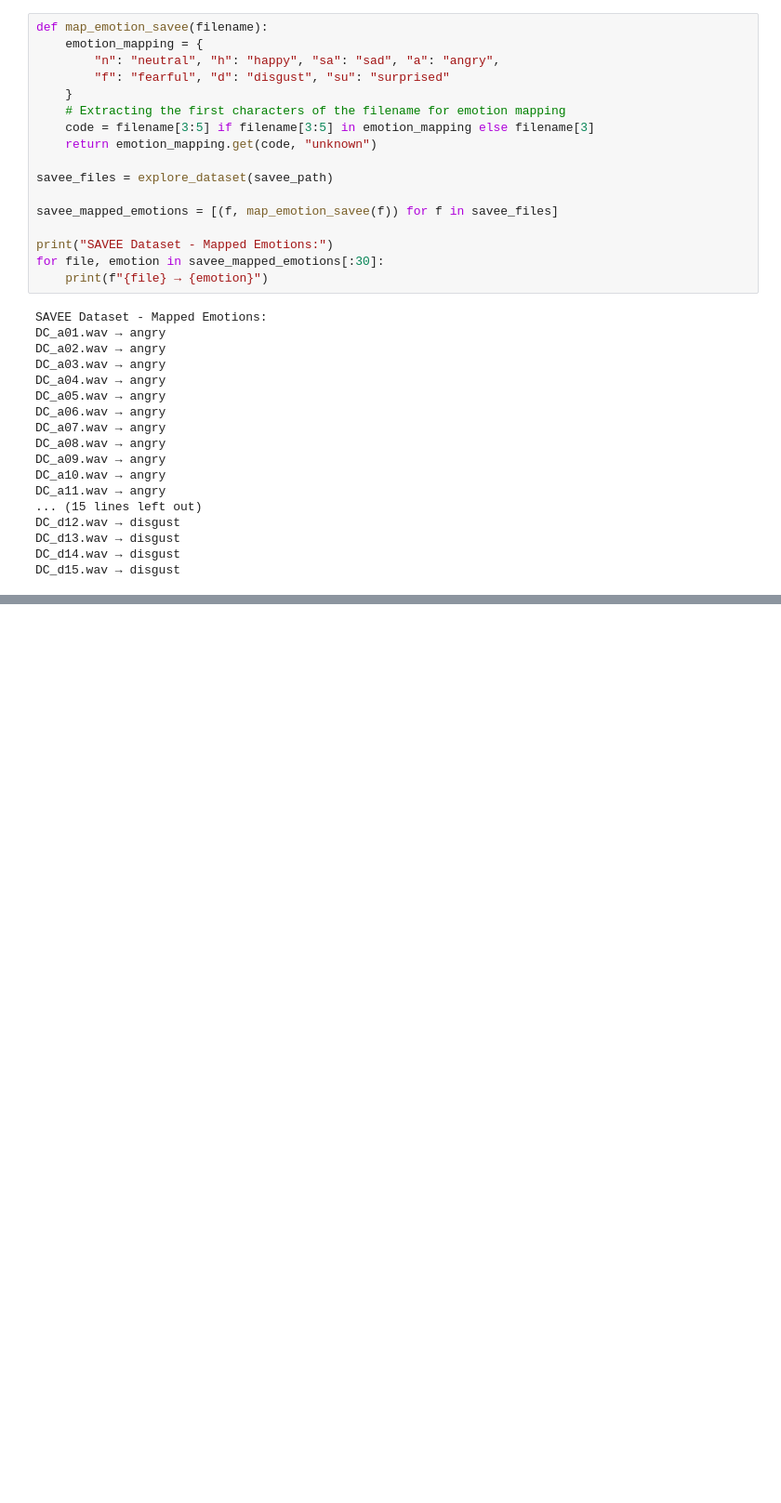
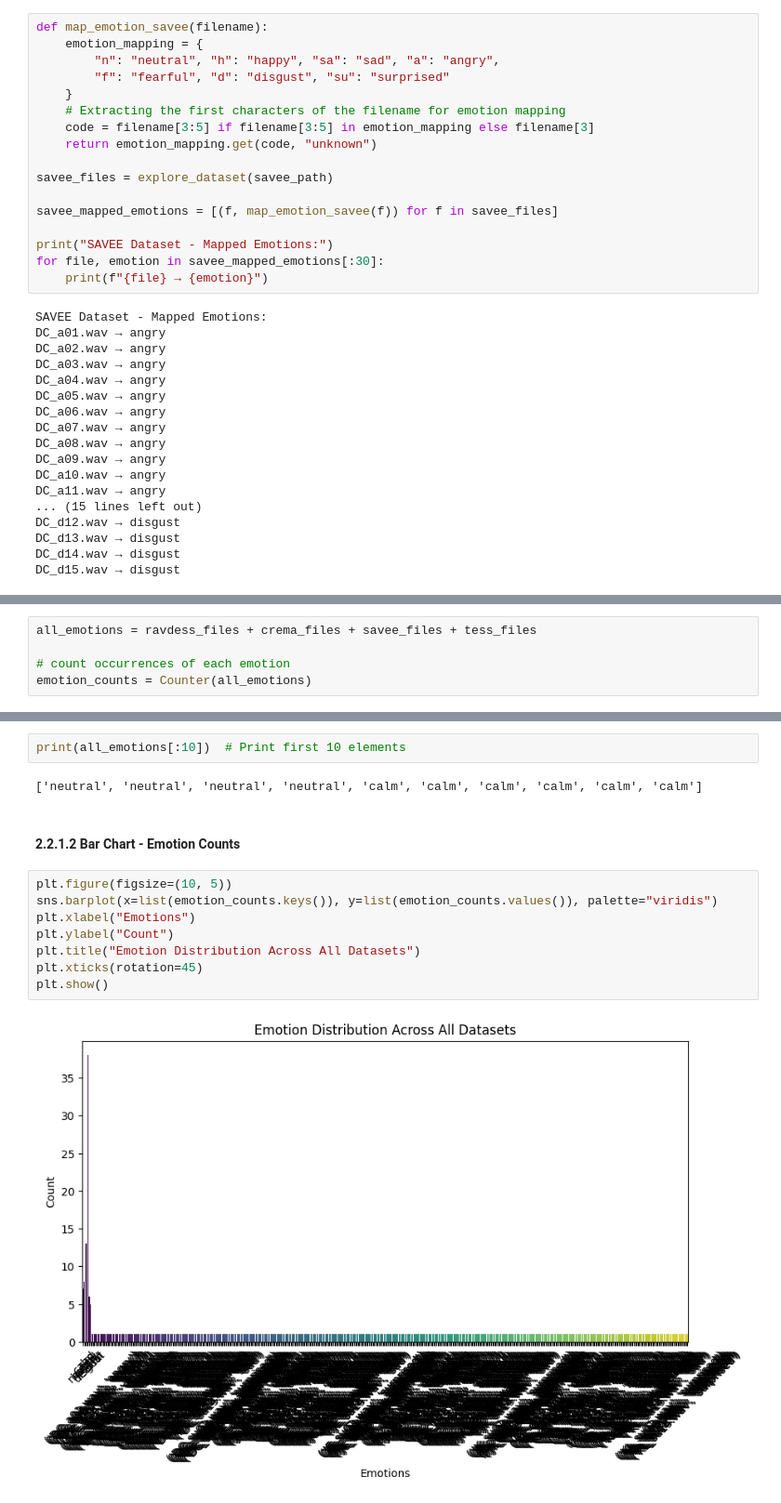
Before and after one commit to SWangechi/SpeechEmotionRecognition, a Jupyter notebook: speechEmotionRecognition.ipynb, the cells around one changed output, grey strips where cells are left out. Shown at 93% size. Saved outputs shown, nothing was run; the diff lists cells and outputs as text; blank space fills up the shorter version.

```diff
--- a/speechEmotionRecognition.ipynb
+++ b/speechEmotionRecognition.ipynb
@@ -281,0 +561,5 @@ DC_d15.wav → disgust
+# %%
+all_emotions = ravdess_files + crema_files + savee_files + tess_files
+
+# count occurrences of each emotion
+emotion_counts = Counter(all_emotions)
@@ -281,0 +587,16 @@ DC_d15.wav → disgust
+# %%
+print(all_emotions[:10])  # Print first 10 elements
+# %% [output]
+['neutral', 'neutral', 'neutral', 'neutral', 'calm', 'calm', 'calm', 'calm', 'calm', 'calm']
+# %% [markdown]
+#### 2.2.1.2 Bar Chart - Emotion Counts
+# %%
+plt.figure(figsize=(10, 5))
+sns.barplot(x=list(emotion_counts.keys()), y=list(emotion_counts.values()), palette="viridis")
+plt.xlabel("Emotions")
+plt.ylabel("Count")
+plt.title("Emotion Distribution Across All Datasets")
+plt.xticks(rotation=45)
+plt.show()
+# %% [output]
+[figure, added]
```
Also changed, not shown: parts of 34 cells of this notebook, 1 other file.
